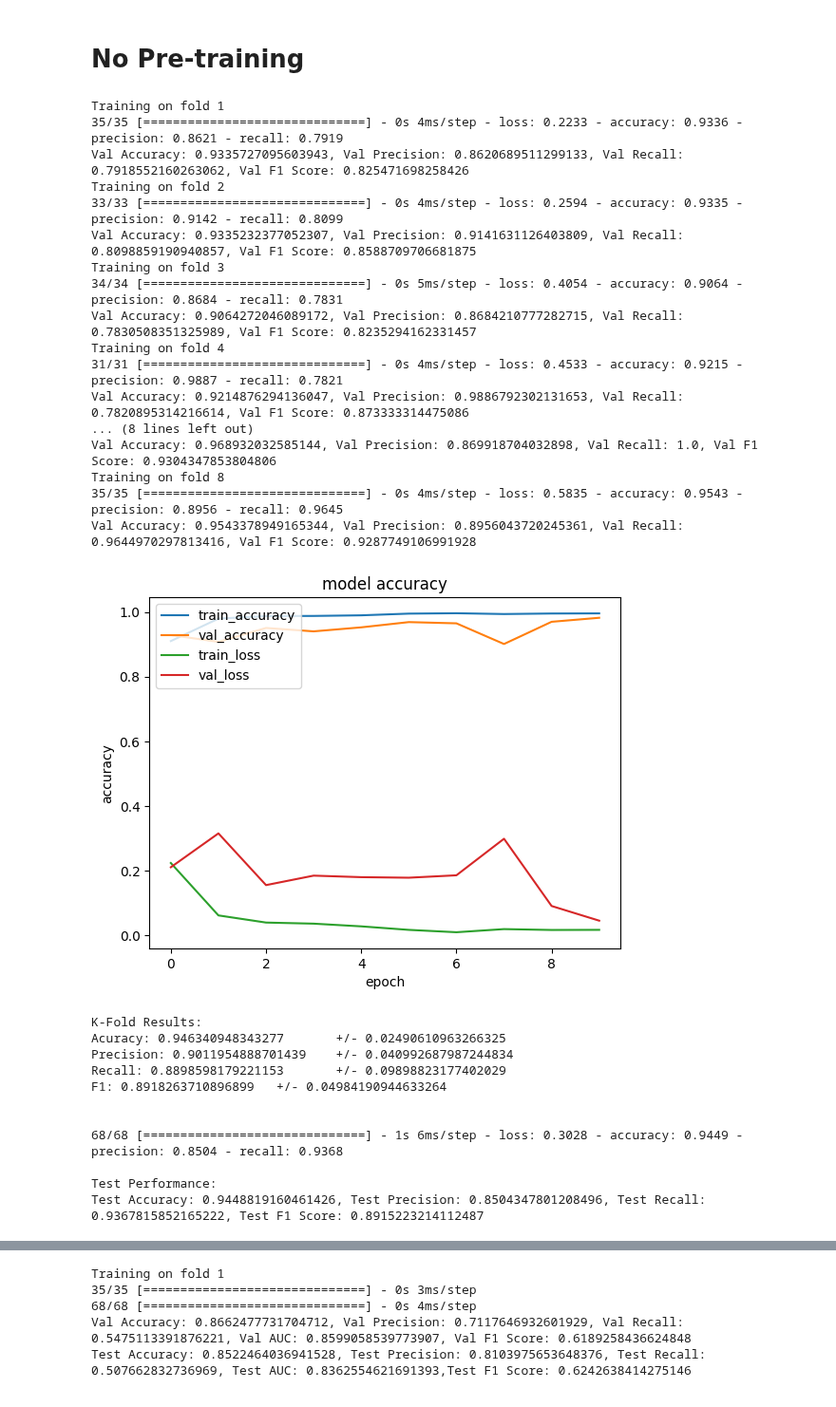
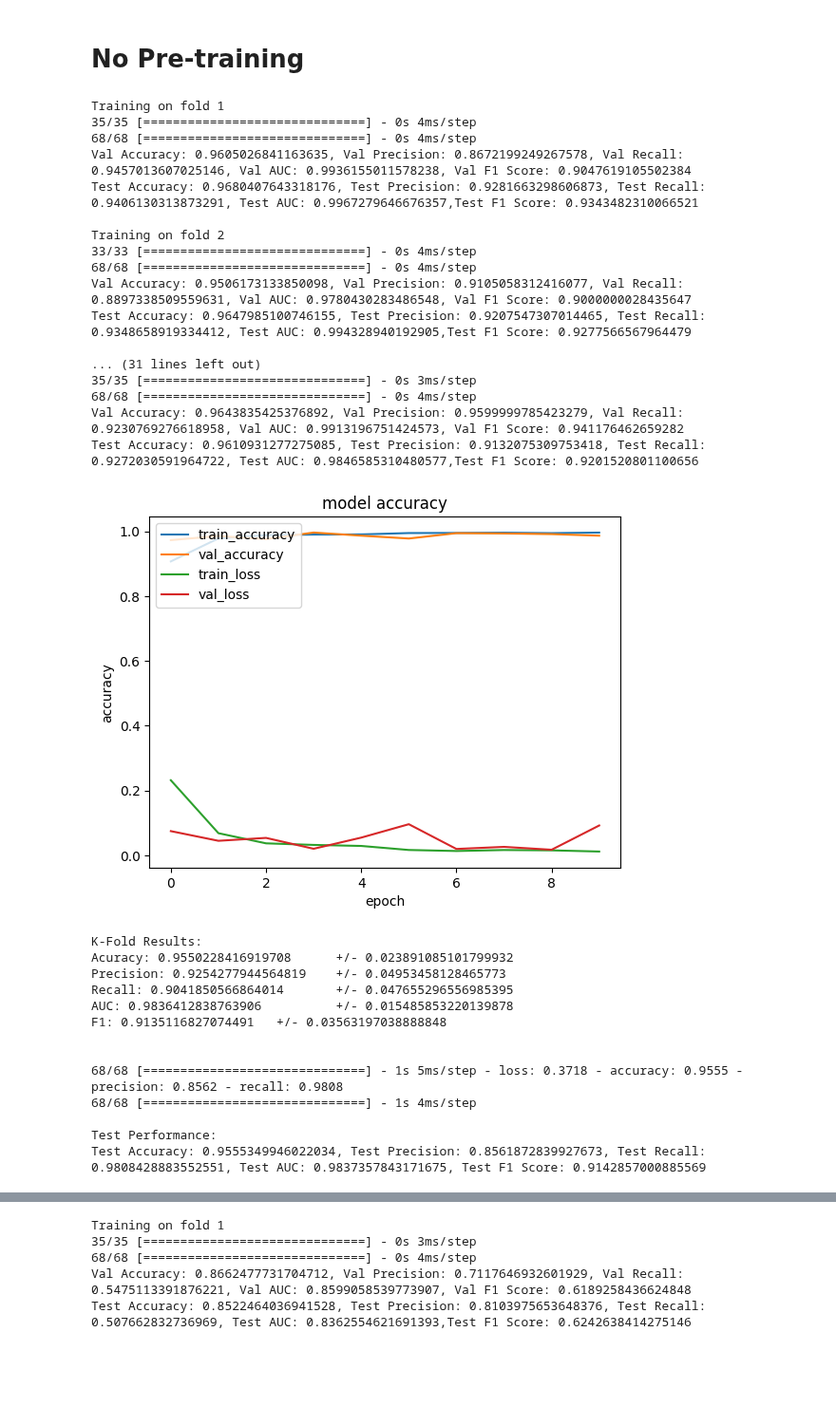
Before and after one commit to raaifhadadi/FYP, a Jupyter notebook: brugada_ssl_finetuning.ipynb, the cells around one changed output, grey strips where cells are left out. Shown at 95% size. Drawn from its saved outputs; the diff is of its cells as text; code cells hidden in the pictures; blank space fills up the shorter version.

```diff
--- a/brugada_ssl_finetuning.ipynb
+++ b/brugada_ssl_finetuning.ipynb
@@ -235,36 +241,38 @@ def k_fold_finetune_resnet(k, X_train, Y_train, folds_train, X_val, Y_val, folds
 # No Pre-training
 # %%
 # no smote
-k_fold_finetune_resnet(8, X_train, Y_train, batch_size=32, epochs=10, weights_path=None, learning_rate=0.001, num_classes=1)
+k_fold_finetune_resnet(8, X_train, Y_train, folds_train, X_train, Y_train, folds_train, batch_size=32, epochs=10, weights_path=None, learning_rate=0.001, num_classes=1, name="resnet10_no_smote.h5")
 # %% [output]
 Training on fold 1
-35/35 [==============================] - 0s 4ms/step - loss: 0.2233 - accuracy: 0.9336 - precision: 0.8621 - recall: 0.7919
-Val Accuracy: 0.9335727095603943, Val Precision: 0.8620689511299133, Val Recall: 0.7918552160263062, Val F1 Score: 0.825471698258426
+35/35 [==============================] - 0s 4ms/step
+68/68 [==============================] - 0s 4ms/step
+Val Accuracy: 0.9605026841163635, Val Precision: 0.8672199249267578, Val Recall: 0.9457013607025146, Val AUC: 0.9936155011578238, Val F1 Score: 0.9047619105502384
+Test Accuracy: 0.9680407643318176, Test Precision: 0.9281663298606873, Test Recall: 0.9406130313873291, Test AUC: 0.9967279646676357,Test F1 Score: 0.9343482310066521
+
 Training on fold 2
-33/33 [==============================] - 0s 4ms/step - loss: 0.2594 - accuracy: 0.9335 - precision: 0.9142 - recall: 0.8099
-Val Accuracy: 0.9335232377052307, Val Precision: 0.9141631126403809, Val Recall: 0.8098859190940857, Val F1 Score: 0.8588709706681875
-Training on fold 3
-34/34 [==============================] - 0s 5ms/step - loss: 0.4054 - accuracy: 0.9064 - precision: 0.8684 - recall: 0.7831
-Val Accuracy: 0.9064272046089172, Val Precision: 0.8684210777282715, Val Recall: 0.7830508351325989, Val F1 Score: 0.8235294162331457
-Training on fold 4
-31/31 [==============================] - 0s 4ms/step - loss: 0.4533 - accuracy: 0.9215 - precision: 0.9887 - recall: 0.7821
-Val Accuracy: 0.9214876294136047, Val Precision: 0.9886792302131653, Val Recall: 0.7820895314216614, Val F1 Score: 0.873333314475086
-... (8 lines left out)
-Val Accuracy: 0.968932032585144, Val Precision: 0.869918704032898, Val Recall: 1.0, Val F1 Score: 0.9304347853804806
-Training on fold 8
-35/35 [==============================] - 0s 4ms/step - loss: 0.5835 - accuracy: 0.9543 - precision: 0.8956 - recall: 0.9645
-Val Accuracy: 0.9543378949165344, Val Precision: 0.8956043720245361, Val Recall: 0.9644970297813416, Val F1 Score: 0.9287749106991928
+33/33 [==============================] - 0s 4ms/step
+68/68 [==============================] - 0s 4ms/step
+Val Accuracy: 0.9506173133850098, Val Precision: 0.9105058312416077, Val Recall: 0.8897338509559631, Val AUC: 0.9780430283486548, Val F1 Score: 0.9000000028435647
+Test Accuracy: 0.9647985100746155, Test Precision: 0.9207547307014465, Test Recall: 0.9348658919334412, Test AUC: 0.994328940192905,Test F1 Score: 0.9277566567964479
+
+... (31 lines left out)
+35/35 [==============================] - 0s 3ms/step
+68/68 [==============================] - 0s 4ms/step
+Val Accuracy: 0.9643835425376892, Val Precision: 0.9599999785423279, Val Recall: 0.9230769276618958, Val AUC: 0.9913196751424573, Val F1 Score: 0.941176462659282
+Test Accuracy: 0.9610931277275085, Test Precision: 0.9132075309753418, Test Recall: 0.9272030591964722, Test AUC: 0.9846585310480577,Test F1 Score: 0.9201520801100656
-[figure, old version]
+[figure, new version]
 K-Fold Results:
-Acuracy: 0.946340948343277       +/- 0.02490610963266325
-Precision: 0.9011954888701439    +/- 0.040992687987244834
-Recall: 0.8898598179221153       +/- 0.09898823177402029
-F1: 0.8918263710896899   +/- 0.04984190944633264
+Acuracy: 0.9550228416919708      +/- 0.023891085101799932
+Precision: 0.9254277944564819    +/- 0.04953458128465773
+Recall: 0.9041850566864014       +/- 0.047655296556985395
+AUC: 0.9836412838763906          +/- 0.015485853220139878
+F1: 0.9135116827074491   +/- 0.03563197038888848
 
 
-68/68 [==============================] - 1s 6ms/step - loss: 0.3028 - accuracy: 0.9449 - precision: 0.8504 - recall: 0.9368
+68/68 [==============================] - 1s 5ms/step - loss: 0.3718 - accuracy: 0.9555 - precision: 0.8562 - recall: 0.9808
+68/68 [==============================] - 1s 4ms/step
 
 Test Performance:
-Test Accuracy: 0.9448819160461426, Test Precision: 0.8504347801208496, Test Recall: 0.9367815852165222, Test F1 Score: 0.8915223214112487
+Test Accuracy: 0.9555349946022034, Test Precision: 0.8561872839927673, Test Recall: 0.9808428883552551, Test AUC: 0.9837357843171675, Test F1 Score: 0.9142857000885569
 # %%
 # smote
```
Also changed, not shown: parts of 10 cells of this notebook.
